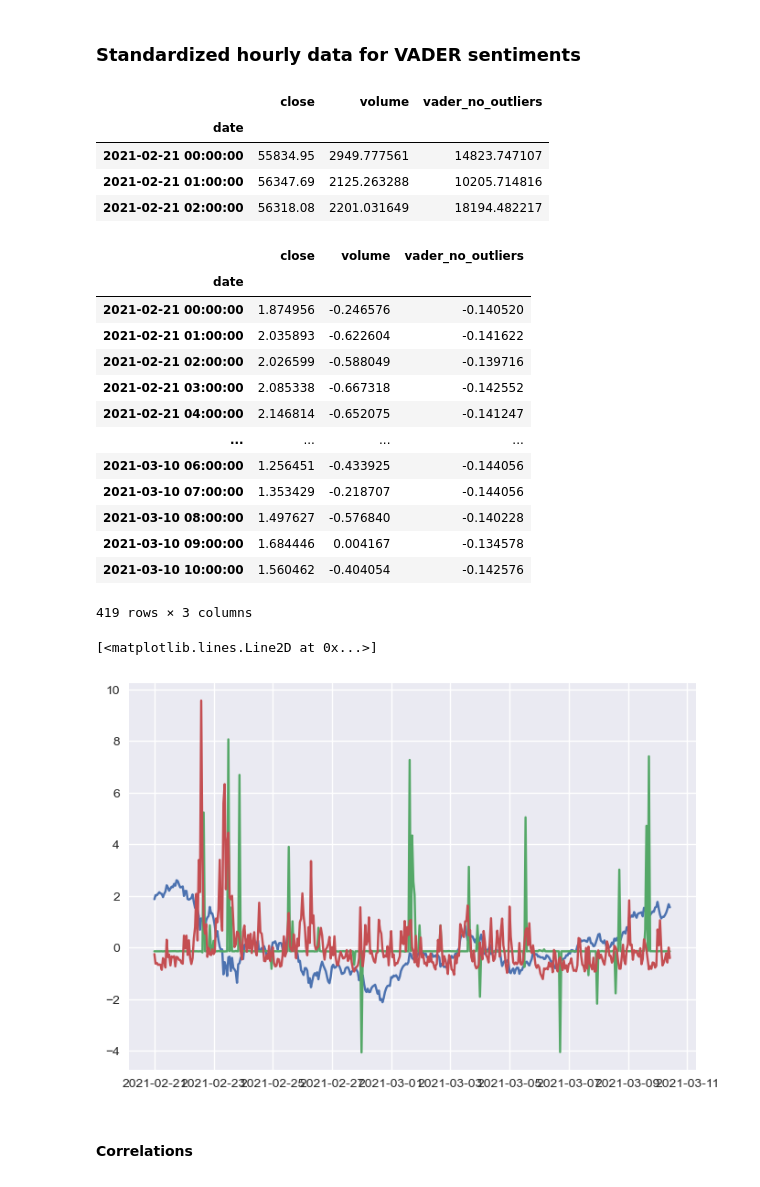
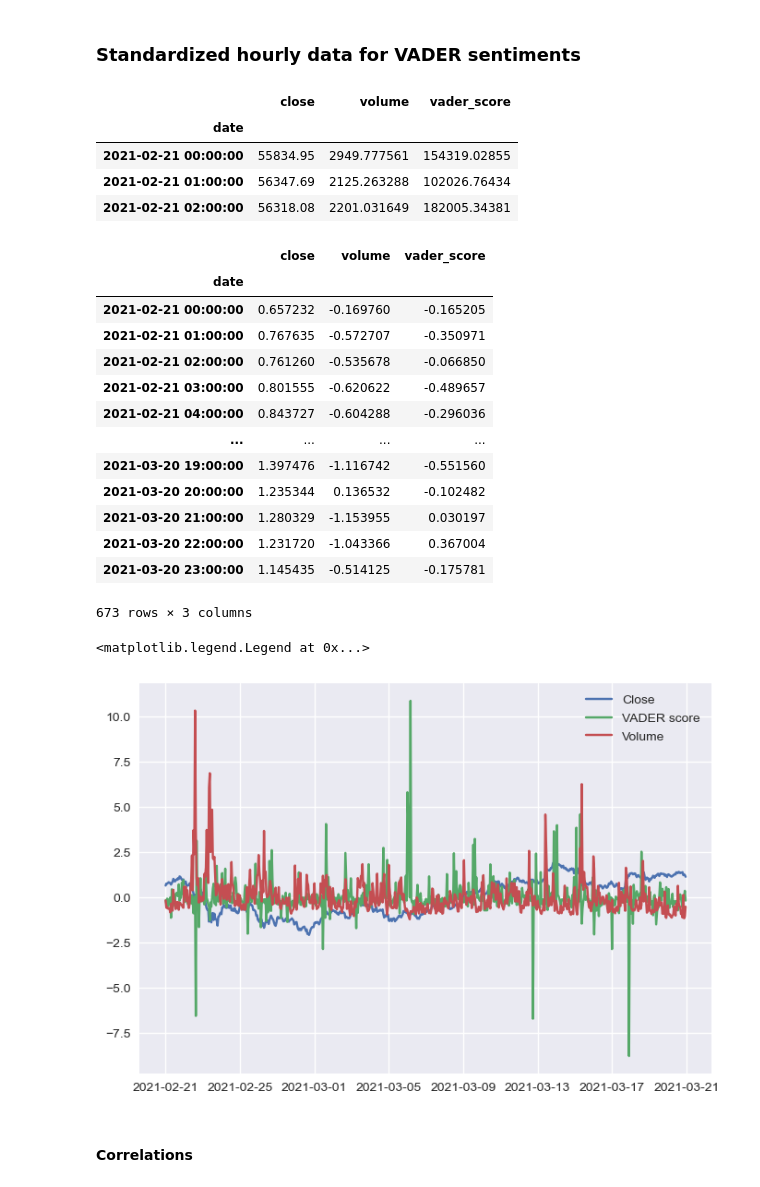
Before and after one commit to jlopezfernandez112/cryptocurrency_predictor, a Jupyter notebook: 4_crypto_analysis.ipynb, the cells around one changed output. Drawn from its saved outputs; the diff is of its cells as text; code cells hidden in the pictures.

```diff
--- a/4_crypto_analysis.ipynb
+++ b/4_crypto_analysis.ipynb
@@ -118,7 +118,7 @@ tweets_path = 'C:/Users/Javi/Desktop/cryptocurrency_predictor/data/twitter/score
 tweets = pd.read_csv(tweets_path)
 df_tweets = tweets.copy()
 df_tweets['date'] = pd.to_datetime(df_tweets['date'])
-df_tweets = df_tweets[df_tweets['date'] >= '2021-02-21 00:00:00']
+df_tweets = df_tweets[(df_tweets['date'] >= '2021-02-21') & (df_tweets['date'] <= '2021-03-21')]
 df_tweets.set_index('date', inplace=True)
 print(df_tweets.info())
 df_tweets.head(3)
@@ -169,0 +174,7 @@ date
+# %%
+def apply_log(score):
+    if score < 0:
+        return -np.log1p(-score)
+    return np.log1p(score)
+
+one_h_vader_scores['log_vader'] = one_h_vader_scores['vader_score'].apply(apply_log)
@@ -169,0 +202,3 @@ date
+# %%
+plt.style.use('seaborn')
+plt.plot(one_h_vader_scores['vader_score'])
@@ -345,14 +383,14 @@ It seems that the variables are (slightly) more correlated when data is hourly a
 # %% [markdown]
 ### Standardized hourly data for VADER sentiments
 # %%
-df = data_h.drop(['open', 'high', 'low', 'vader_score'], axis=1)
+df = data_h.drop(['open', 'high', 'low', 'log_vader'], axis=1)
 df.head(3)
 # %% [output]
-|  | close | volume | vader_no_outliers |
+|  | close | volume | vader_score |
 | date |  |  |  |
-| 2021-02-21 00:00:00 | 55834.95 | 2949.777561 | 14823.747107 |
-| 2021-02-21 01:00:00 | 56347.69 | 2125.263288 | 10205.714816 |
-| 2021-02-21 02:00:00 | 56318.08 | 2201.031649 | 18194.482217 |
+| 2021-02-21 00:00:00 | 55834.95 | 2949.777561 | 154319.02855 |
+| 2021-02-21 01:00:00 | 56347.69 | 2125.263288 | 102026.76434 |
+| 2021-02-21 02:00:00 | 56318.08 | 2201.031649 | 182005.34381 |
 # %%
 from sklearn import preprocessing
 
@@ -362,29 +400,31 @@ scaled_df = scaler.fit_transform(df)
 scaled_df = pd.DataFrame(scaled_df, columns=df.columns, index=df.index)
 scaled_df
 # %% [output]
-|  | close | volume | vader_no_outliers |
+|  | close | volume | vader_score |
 | date |  |  |  |
-| 2021-02-21 00:00:00 | 1.874956 | -0.246576 | -0.140520 |
-| 2021-02-21 01:00:00 | 2.035893 | -0.622604 | -0.141622 |
-| 2021-02-21 02:00:00 | 2.026599 | -0.588049 | -0.139716 |
-| 2021-02-21 03:00:00 | 2.085338 | -0.667318 | -0.142552 |
-| 2021-02-21 04:00:00 | 2.146814 | -0.652075 | -0.141247 |
+| 2021-02-21 00:00:00 | 0.657232 | -0.169760 | -0.165205 |
+| 2021-02-21 01:00:00 | 0.767635 | -0.572707 | -0.350971 |
+| 2021-02-21 02:00:00 | 0.761260 | -0.535678 | -0.066850 |
+| 2021-02-21 03:00:00 | 0.801555 | -0.620622 | -0.489657 |
+| 2021-02-21 04:00:00 | 0.843727 | -0.604288 | -0.296036 |
 | ... | ... | ... | ... |
-| 2021-03-10 06:00:00 | 1.256451 | -0.433925 | -0.144056 |
-| 2021-03-10 07:00:00 | 1.353429 | -0.218707 | -0.144056 |
-| 2021-03-10 08:00:00 | 1.497627 | -0.576840 | -0.140228 |
-| 2021-03-10 09:00:00 | 1.684446 | 0.004167 | -0.134578 |
-| 2021-03-10 10:00:00 | 1.560462 | -0.404054 | -0.142576 |
+| 2021-03-20 19:00:00 | 1.397476 | -1.116742 | -0.551560 |
+| 2021-03-20 20:00:00 | 1.235344 | 0.136532 | -0.102482 |
+| 2021-03-20 21:00:00 | 1.280329 | -1.153955 | 0.030197 |
+| 2021-03-20 22:00:00 | 1.231720 | -1.043366 | 0.367004 |
+| 2021-03-20 23:00:00 | 1.145435 | -0.514125 | -0.175781 |
-419 rows × 3 columns
+673 rows × 3 columns
 # %%
-plt.plot(scaled_df['close'])
+plt.plot(scaled_df['close'], label='Close')
 
-plt.plot(scaled_df['vader_no_outliers'])
+plt.plot(scaled_df['vader_score'], label='VADER score')
 
-plt.plot(scaled_df['volume'])
+plt.plot(scaled_df['volume'], label='Volume')
+
+plt.legend()
 # %% [output]
-[<matplotlib.lines.Line2D at 0x...>]
+<matplotlib.legend.Legend at 0x...>
-[figure, old version]
+[figure, new version]
 # %% [markdown]
 #### Correlations
 # %%
```
Also changed, not shown: parts of 45 cells of this notebook, 2 other files.
